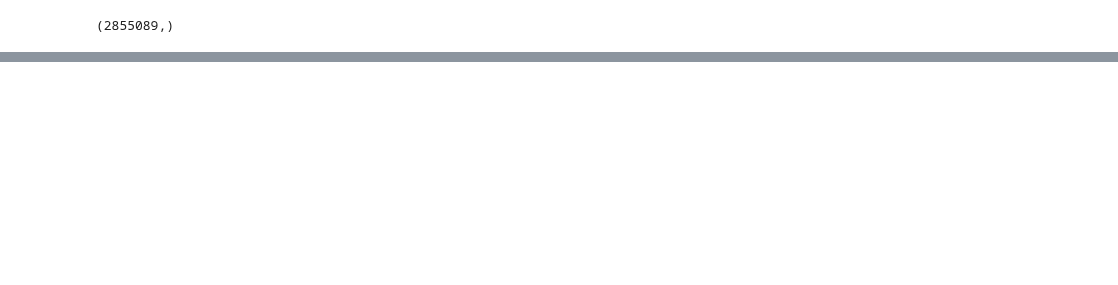
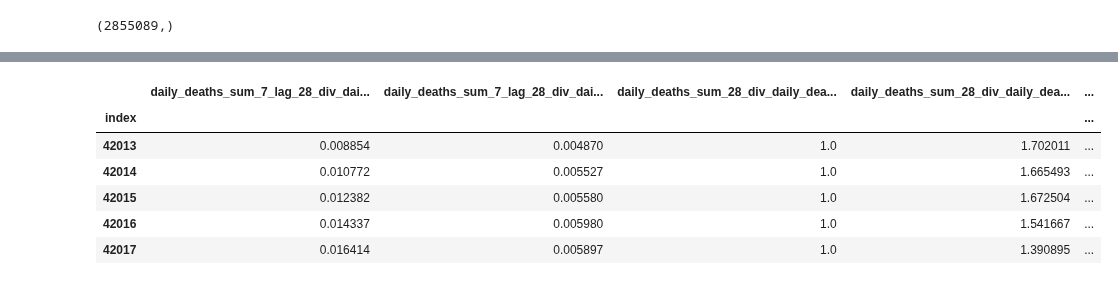
Before and after one commit to bdi2357/Covid19_forecasting, a Jupyter notebook: Mobility.ipynb, the cells around one changed output, grey strips where cells are left out. Drawn from its saved outputs; the diff is of its cells as text; code cells hidden in the pictures; blank space fills up the shorter version.

```diff
--- a/Mobility.ipynb
+++ b/Mobility.ipynb
@@ -121,0 +241,11 @@ r1.shape
+# %%
+LL = list(isr.columns)[-10:]
+isr[LL].tail()
+# %% [output]
+|  | daily_deaths_sum_7_lag_28_div_dai... | daily_deaths_sum_7_lag_28_div_dai... | daily_deaths_sum_28_div_daily_dea... | daily_deaths_sum_28_div_daily_dea... | ... |
+| index |  |  |  |  | ... |
+| 42013 | 0.008854 | 0.004870 | 1.0 | 1.702011 | ... |
+| 42014 | 0.010772 | 0.005527 | 1.0 | 1.665493 | ... |
+| 42015 | 0.012382 | 0.005580 | 1.0 | 1.672504 | ... |
+| 42016 | 0.014337 | 0.005980 | 1.0 | 1.541667 | ... |
+| 42017 | 0.016414 | 0.005897 | 1.0 | 1.390895 | ... |
```
Also changed, not shown: parts of 16 cells of this notebook, 2 other files.
